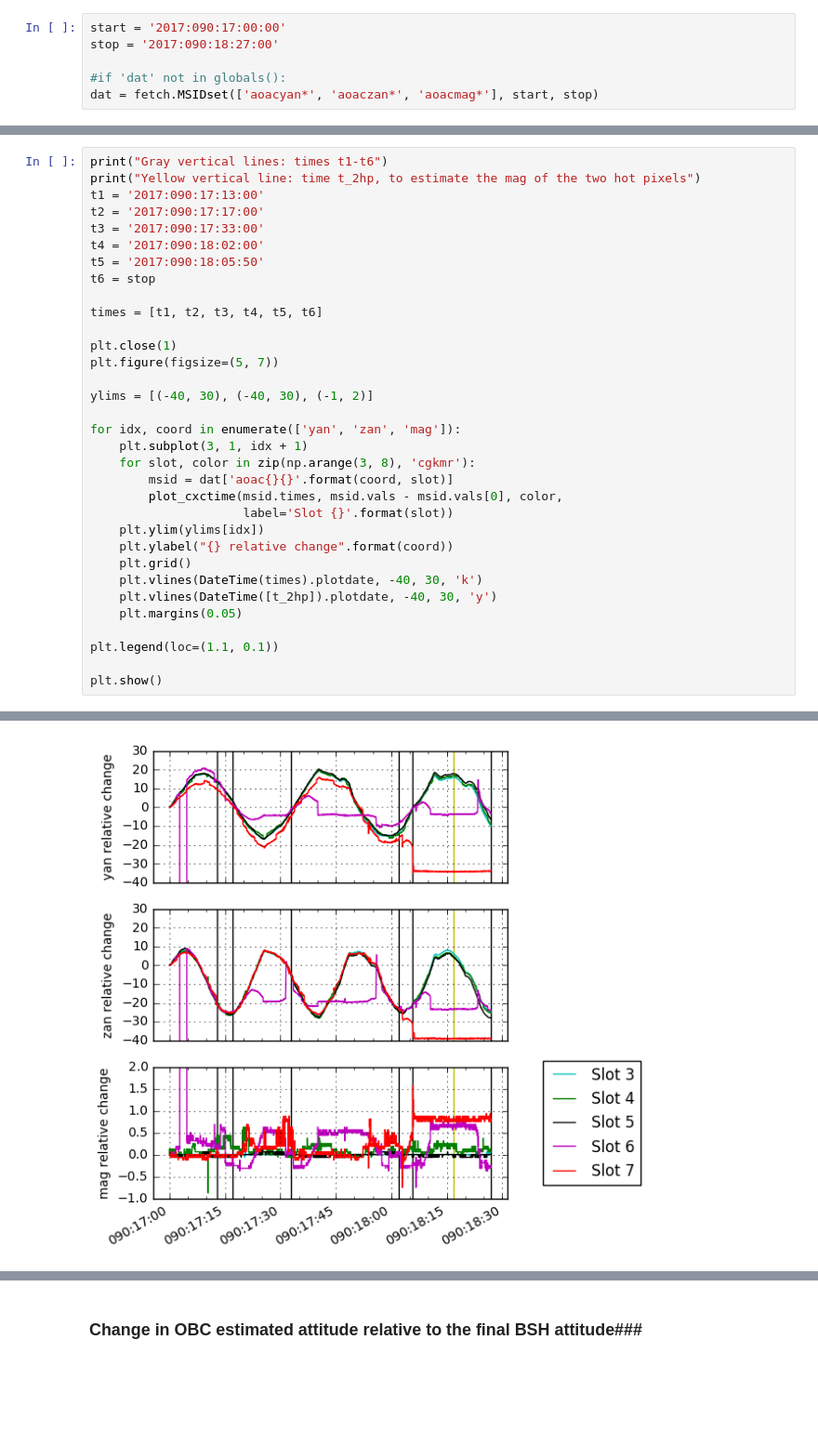
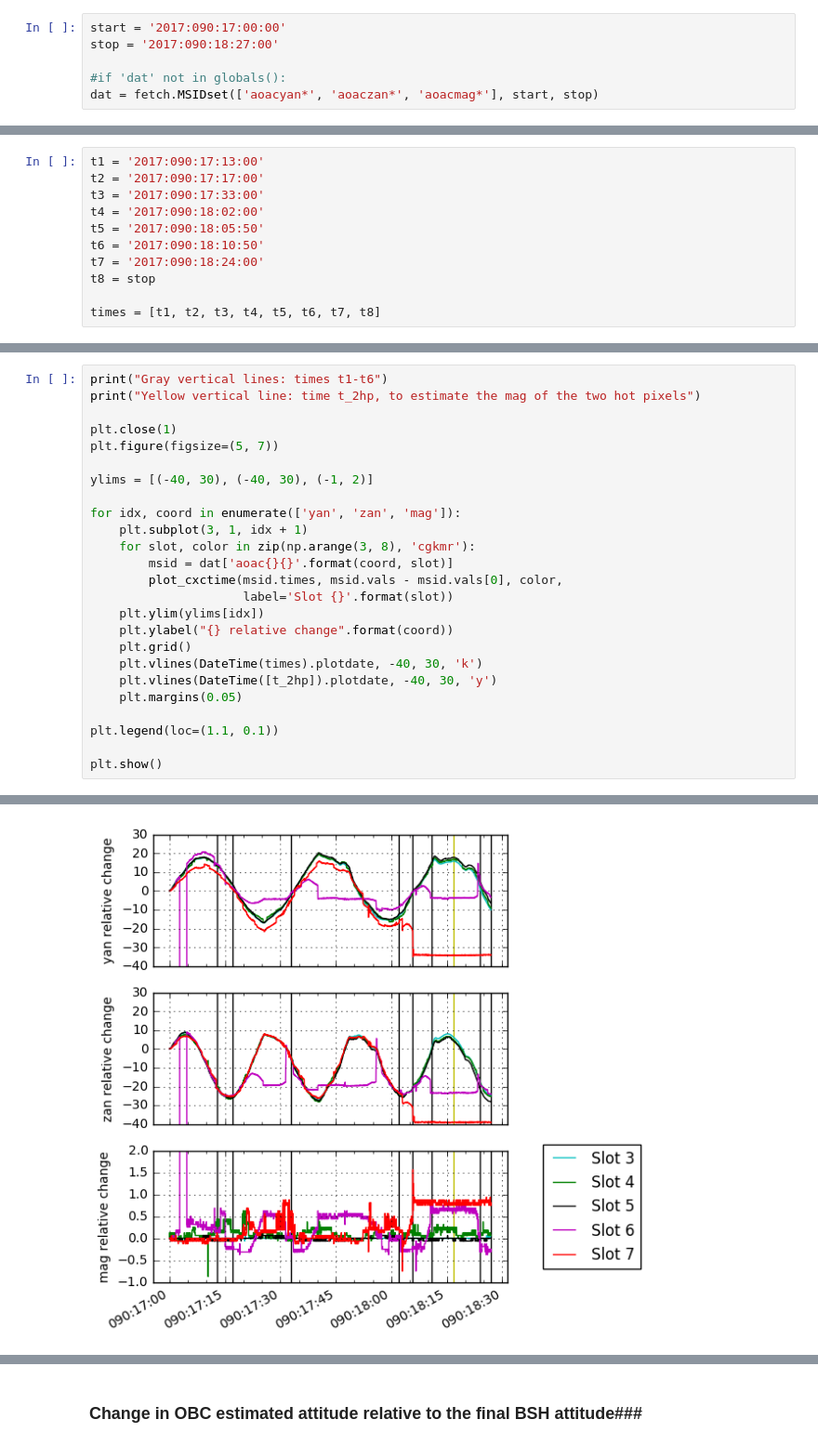
Before and after one commit to malgosias/bsh_2017_090, a Jupyter notebook: bsh_2017_090.ipynb, the cells around one changed output, grey strips where cells are left out. Shown at 93% size. Saved outputs shown, nothing was run; the diff lists cells and outputs as text; blank space fills up the shorter version.

```diff
--- a/bsh_2017_090.ipynb
+++ b/bsh_2017_090.ipynb
@@ -35,3 +33,14 @@ for i in [3, 4, 5, 6, 7]:
 8.1875
 10.625
 10.625
+# %%
+t1 = '2017:090:17:13:00'
+t2 = '2017:090:17:17:00'
+t3 = '2017:090:17:33:00'
+t4 = '2017:090:18:02:00'
+t5 = '2017:090:18:05:50'
+t6 = '2017:090:18:10:50'
+t7 = '2017:090:18:24:00'
+t8 = stop
+
+times = [t1, t2, t3, t4, t5, t6, t7, t8]
@@ -38,37 +52,29 @@ for i in [3, 4, 5, 6, 7]:
 # %%
 print("Gray vertical lines: times t1-t6")
 print("Yellow vertical line: time t_2hp, to estimate the mag of the two hot pixels")
-t1 = '2017:090:17:13:00'
-t2 = '2017:090:17:17:00'
-t3 = '2017:090:17:33:00'
-t4 = '2017:090:18:02:00'
-t5 = '2017:090:18:05:50'
-t6 = stop
-
-times = [t1, t2, t3, t4, t5, t6]
 
 plt.close(1)
 plt.figure(figsize=(5, 7))
 
 ylims = [(-40, 30), (-40, 30), (-1, 2)]
 
 for idx, coord in enumerate(['yan', 'zan', 'mag']):
     plt.subplot(3, 1, idx + 1)
     for slot, color in zip(np.arange(3, 8), 'cgkmr'):
         msid = dat['aoac{}{}'.format(coord, slot)]
         plot_cxctime(msid.times, msid.vals - msid.vals[0], color,
                      label='Slot {}'.format(slot))
     plt.ylim(ylims[idx])
     plt.ylabel("{} relative change".format(coord))
     plt.grid()
     plt.vlines(DateTime(times).plotdate, -40, 30, 'k')
     plt.vlines(DateTime([t_2hp]).plotdate, -40, 30, 'y')
     plt.margins(0.05)
 
 plt.legend(loc=(1.1, 0.1))
 
 plt.show()
 # %% [output]
 Gray vertical lines: times t1-t6
 Yellow vertical line: time t_2hp, to estimate the mag of the two hot pixels
-[figure, old version]
+[figure, new version]
```
Also changed, not shown: parts of 25 cells of this notebook.
